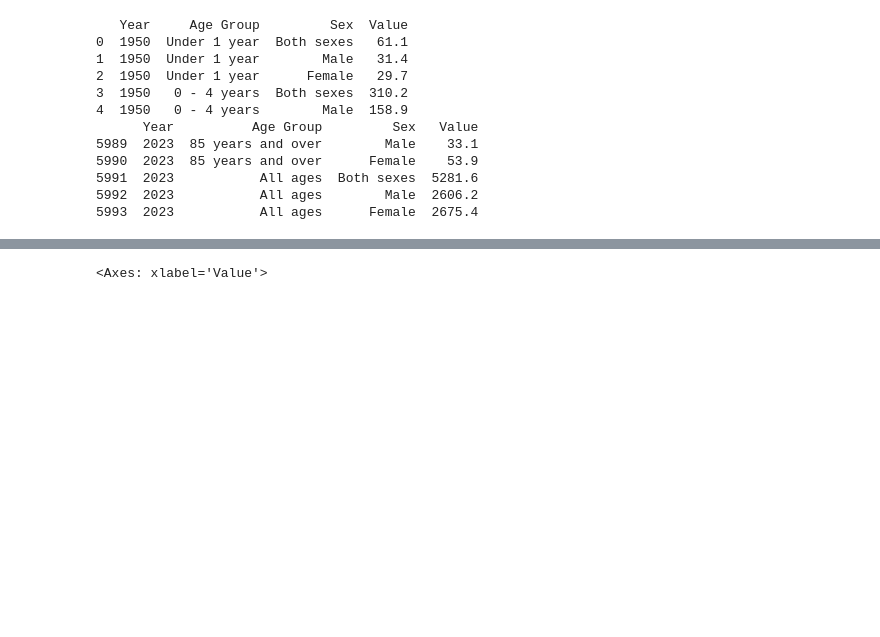
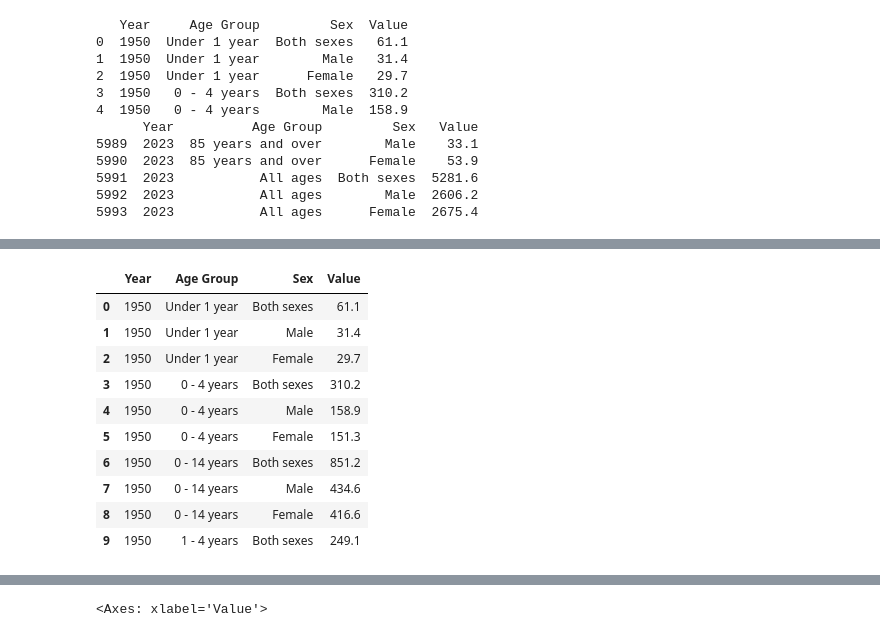
Before and after one commit to TunahanINCE/Population-in-Ireland, a Jupyter notebook: CA-1.ipynb, the cells around one changed output, grey strips where cells are left out. Cells and saved outputs as stored; diff of their text form; code cells hidden in the pictures; blank space fills up the shorter version.

```diff
--- a/CA-1.ipynb
+++ b/CA-1.ipynb
@@ -339,0 +272,14 @@ def ecdf(data):
+# %%
+df.head(10)
+# %% [output]
+|  | Year | Age Group | Sex | Value |
+| 0 | 1950 | Under 1 year | Both sexes | 61.1 |
+| 1 | 1950 | Under 1 year | Male | 31.4 |
+| 2 | 1950 | Under 1 year | Female | 29.7 |
+| 3 | 1950 | 0 - 4 years | Both sexes | 310.2 |
+| 4 | 1950 | 0 - 4 years | Male | 158.9 |
+| 5 | 1950 | 0 - 4 years | Female | 151.3 |
+| 6 | 1950 | 0 - 14 years | Both sexes | 851.2 |
+| 7 | 1950 | 0 - 14 years | Male | 434.6 |
+| 8 | 1950 | 0 - 14 years | Female | 416.6 |
+| 9 | 1950 | 1 - 4 years | Both sexes | 249.1 |
```
Also changed, not shown: parts of 77 cells of this notebook.
